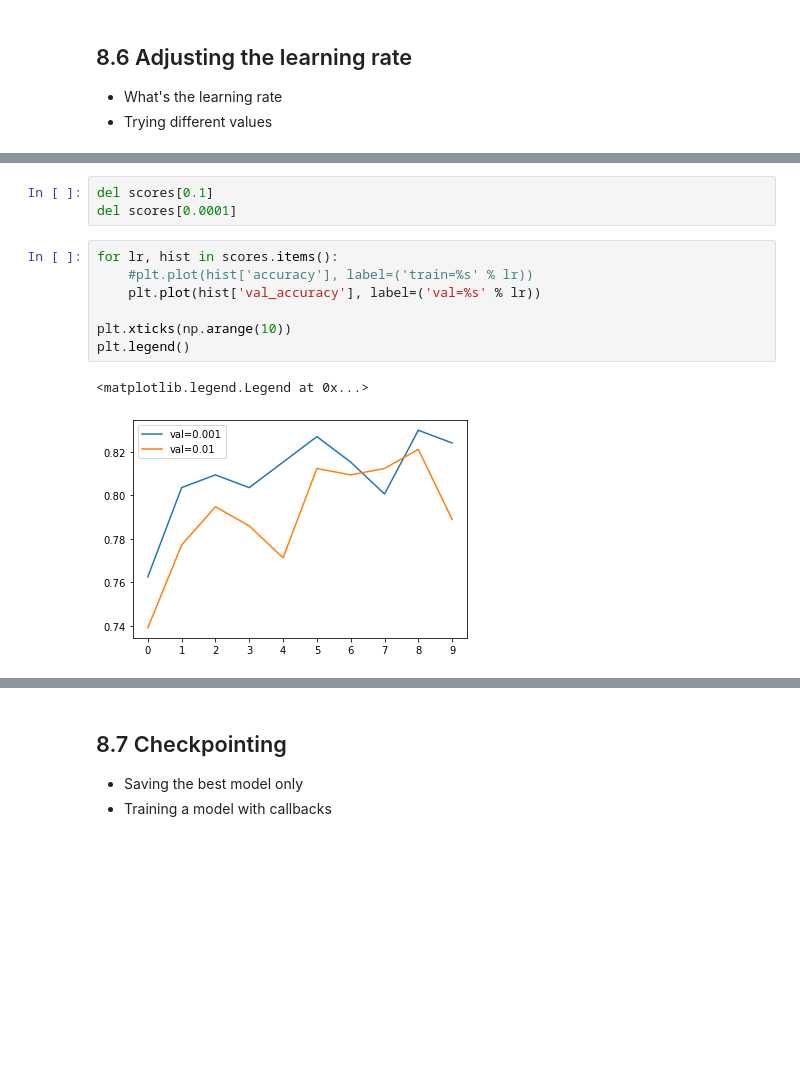
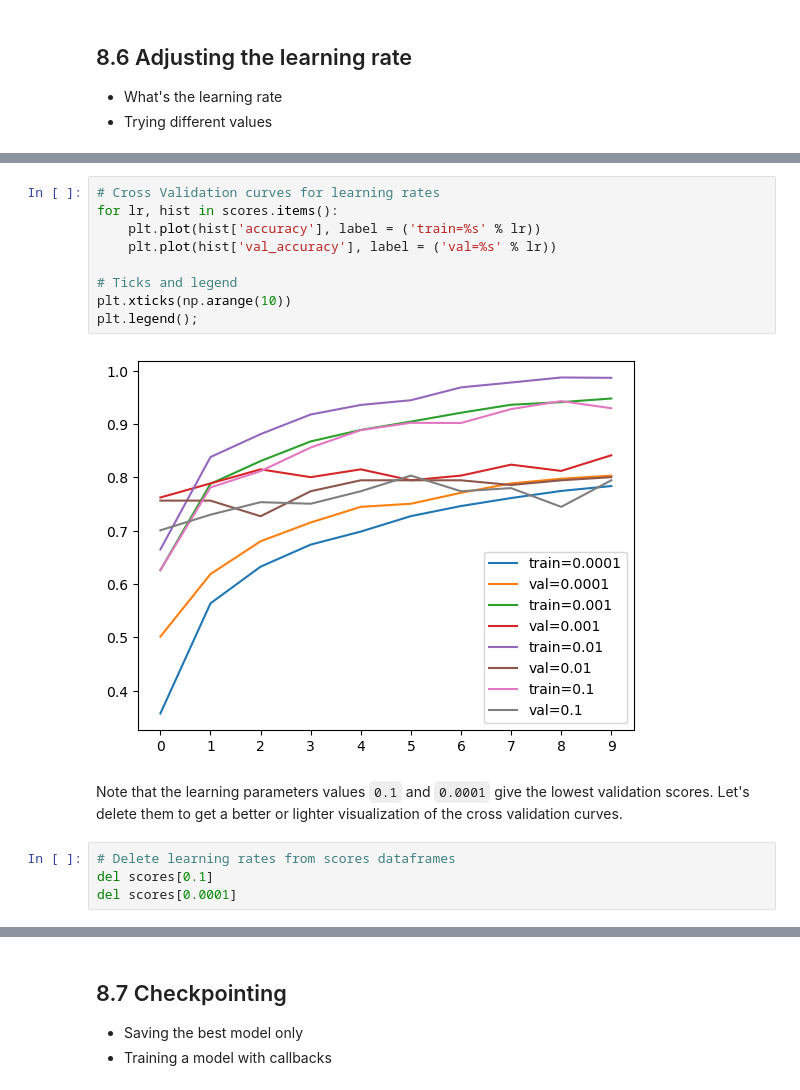
Before and after one commit to maxim-eyengue/Python-Codes, a Jupyter notebook: ML_Zoomcamp_2024/08_deep_learning/notebooks/deep_learning_models.ipynb, the cells around one changed output, grey strips where cells are left out. Drawn from its saved outputs; the diff is of its cells as text; blank space fills up the shorter version.

```diff
--- a/ML_Zoomcamp_2024/08_deep_learning/notebooks/deep_learning_models.ipynb
+++ b/ML_Zoomcamp_2024/08_deep_learning/notebooks/deep_learning_models.ipynb
@@ -367,13 +395,17 @@ Epoch 10/10
-# %%
-del scores[0.1]
-del scores[0.0001]
 # %%
+# Cross Validation curves for learning rates
 for lr, hist in scores.items():
-    #plt.plot(hist['accuracy'], label=('train=%s' % lr))
-    plt.plot(hist['val_accuracy'], label=('val=%s' % lr))
+    plt.plot(hist['accuracy'], label = ('train=%s' % lr))
+    plt.plot(hist['val_accuracy'], label = ('val=%s' % lr))
 
+# Ticks and legend
 plt.xticks(np.arange(10))
-plt.legend()
+plt.legend();
 # %% [output]
-<matplotlib.legend.Legend at 0x...>
-[figure, old version]
+[figure, new version]
+# %% [markdown]
+Note that the learning parameters values `0.1` and `0.0001` give the lowest validation scores. Let's delete them to get a better or lighter visualization of the cross validation curves.
+# %%
+# Delete learning rates from scores dataframes
+del scores[0.1]
+del scores[0.0001]
```
Also changed, not shown: parts of 15 cells of this notebook.
